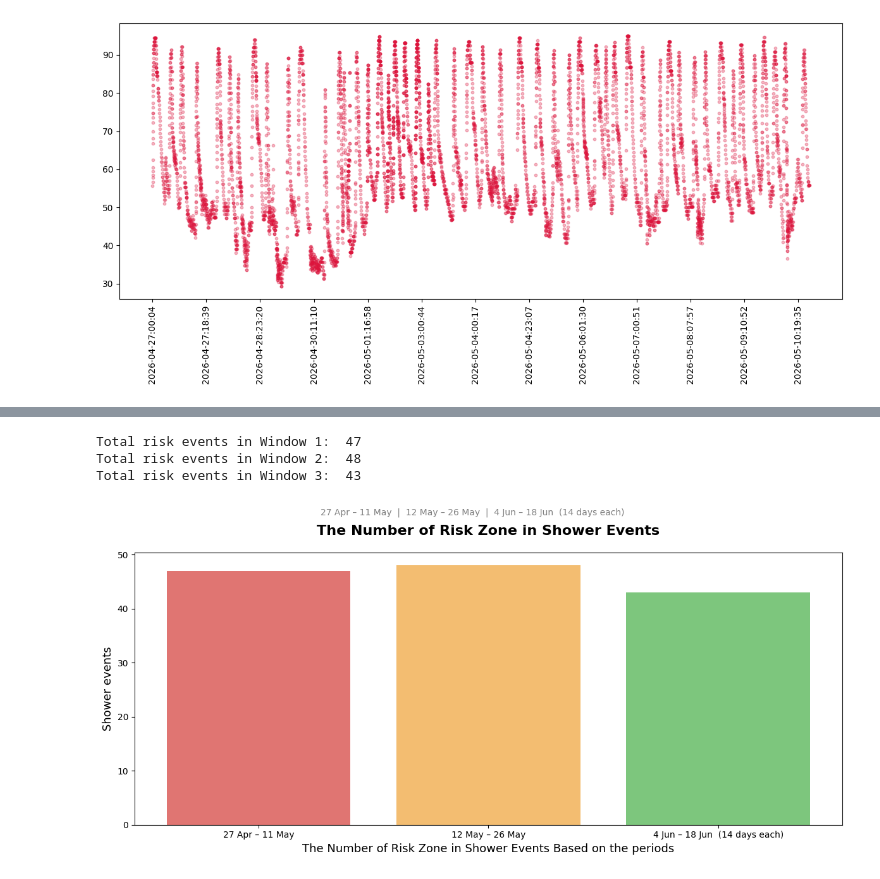
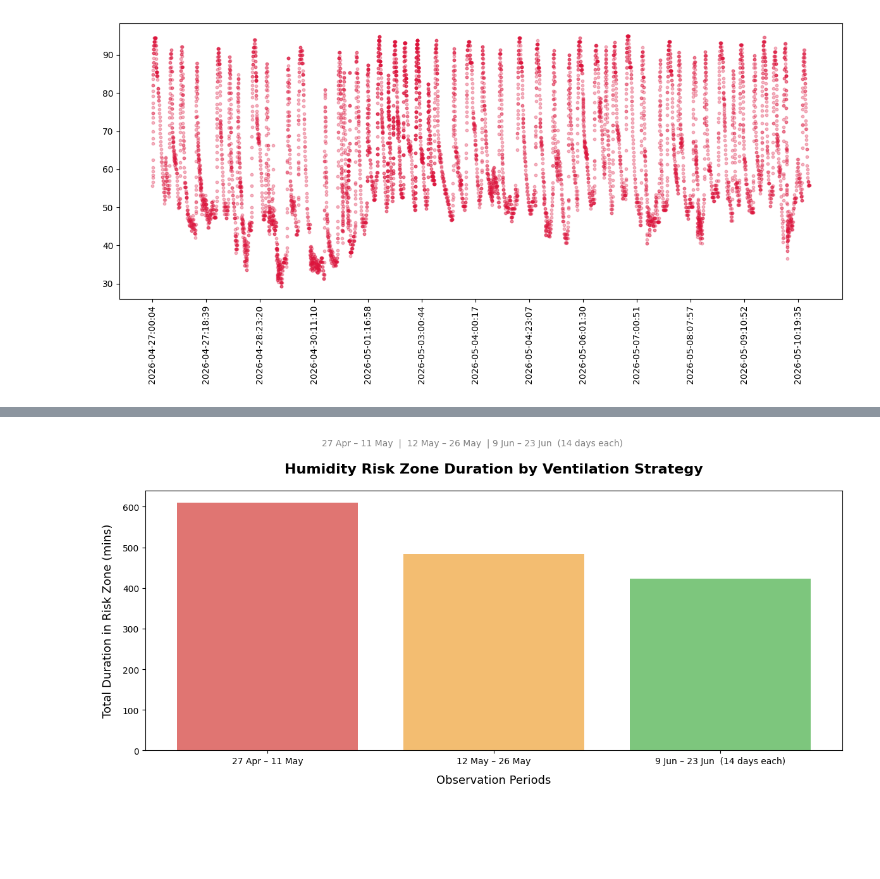
Before and after one commit to jimyeong/iot-sensor-analysis, a Jupyter notebook: mould-risk-analysis-v3.ipynb, the cells around one changed output, grey strips where cells are left out. Cells and saved outputs as stored; diff of their text form; code cells hidden in the pictures; blank space fills up the shorter version.

```diff
--- a/mould-risk-analysis-v3.ipynb
+++ b/mould-risk-analysis-v3.ipynb
@@ -391,37 +245,47 @@ total_sum3:  415.0
 # %%
-count_events1 = len(ep)
-count_events2 = len(ep2)
-count_events3 = len(ep3)
+def compute_risk_zone_duration(data_frame, spread_threshold=3, max_gap_min=10, min_duration_min=1):
+    d = data_frame.sort_values('ts').reset_index(drop=True).copy()
+    d['in_event'] = d['spread'] <= spread_threshold
+    d['time_gap'] = d['ts'].diff().dt.total_seconds() / 60
 
-print("Total risk events in Window 1: ", count_events1)
-print("Total risk events in Window 2: ", count_events2)
-print("Total risk events in Window 3: ", count_events3)
+    d['event_start'] = (
+        d['in_event']
+        & (
+            (~d['in_event'].shift(1).fillna(False)).astype(bool)
+            | (d['time_gap'] > max_gap_min)
+        )
+    )
+    d['event_id'] = d['event_start'].cumsum()
 
+    filtered = d[d['in_event']].copy()
+    ep = filtered.groupby('event_id')['ts'].agg(start_time='min', end_time='max')
+    ep['duration'] = ((ep['end_time'] - ep['start_time']).dt.total_seconds() / 60.0).round(1)
+    ep = ep[ep['duration'] > min_duration_min]
+    total_duration = ep['duration'].sum().round(1)
+    return ep, total_duration
+
+ep, total_duration = compute_risk_zone_duration(_df1)
+ep2, total_duration2 = compute_risk_zone_duration(_df2)
+ep3, total_duration3 = compute_risk_zone_duration(_df3)
 x = [
     "27 Apr – 11 May",
     "12 May – 26 May",
-    "4 Jun – 18 Jun  (14 days each)",
+    "9 Jun – 23 Jun  (14 days each)",
 ]
-y = [count_events1, count_events2, count_events3]
+y = [total_duration, total_duration2, total_duration3]
 fig,ax = plt.subplots(figsize=(12, 6))
 ax.bar(
     x,
     y,
     color=['#d9534f', '#f0ad4e', '#5cb85c'],
     alpha=0.8
 )
-
-
-ax.set_title('The Number of Risk Zone in Shower Events', fontsize=16, fontweight='bold', pad=20)
-fig.text(0.5, 0.92, '27 Apr – 11 May  |  12 May – 26 May  |  4 Jun – 18 Jun  (14 days each)',
+ax.set_title('Humidity Risk Zone Duration by Ventilation Strategy', fontsize=16, fontweight='bold', pad=20)
+fig.text(0.5, 0.92, '27 Apr – 11 May  |  12 May – 26 May  | 9 Jun – 23 Jun  (14 days each)',
          ha='center', fontsize=10, color='gray')
-
-plt.xlabel('The Number of Risk Zone in Shower Events Based on the periods', fontsize=13)
-plt.ylabel('Shower events', fontsize=13)
-plt.tight_layout(rect=[0, 0, 1, 0.92])
+plt.xlabel('Observation Periods', fontsize=13, labelpad=10)
+plt.ylabel('Total Duration in Risk Zone (mins)', fontsize=13, labelpad=10)
+plt.tight_layout(rect=[0, 0, 1, 0.90])
 plt.show()
 # %% [output]
-Total risk events in Window 1:  47
-Total risk events in Window 2:  48
-Total risk events in Window 3:  43
-[figure, old version]
+[figure, new version]
```
Also changed, not shown: parts of 12 cells of this notebook, 1 other file.
